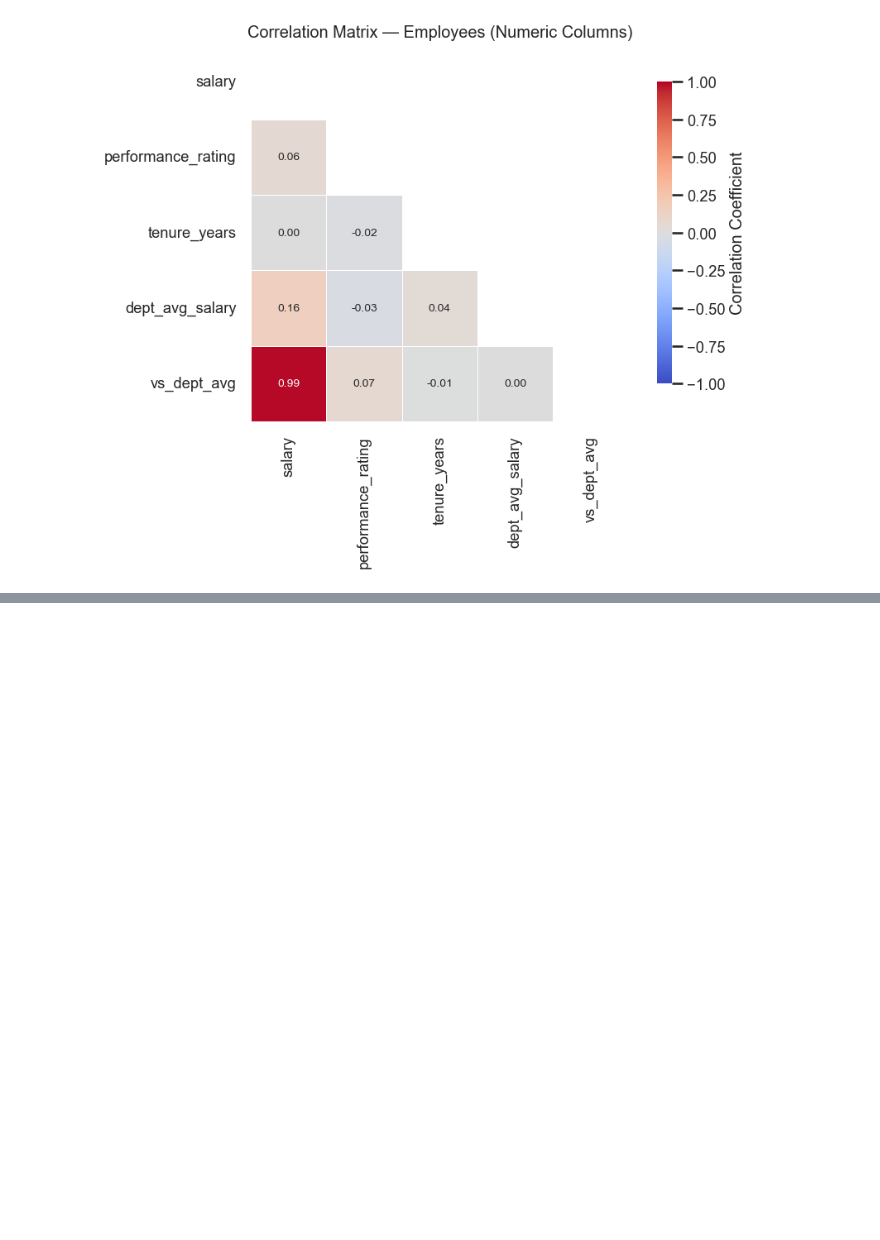
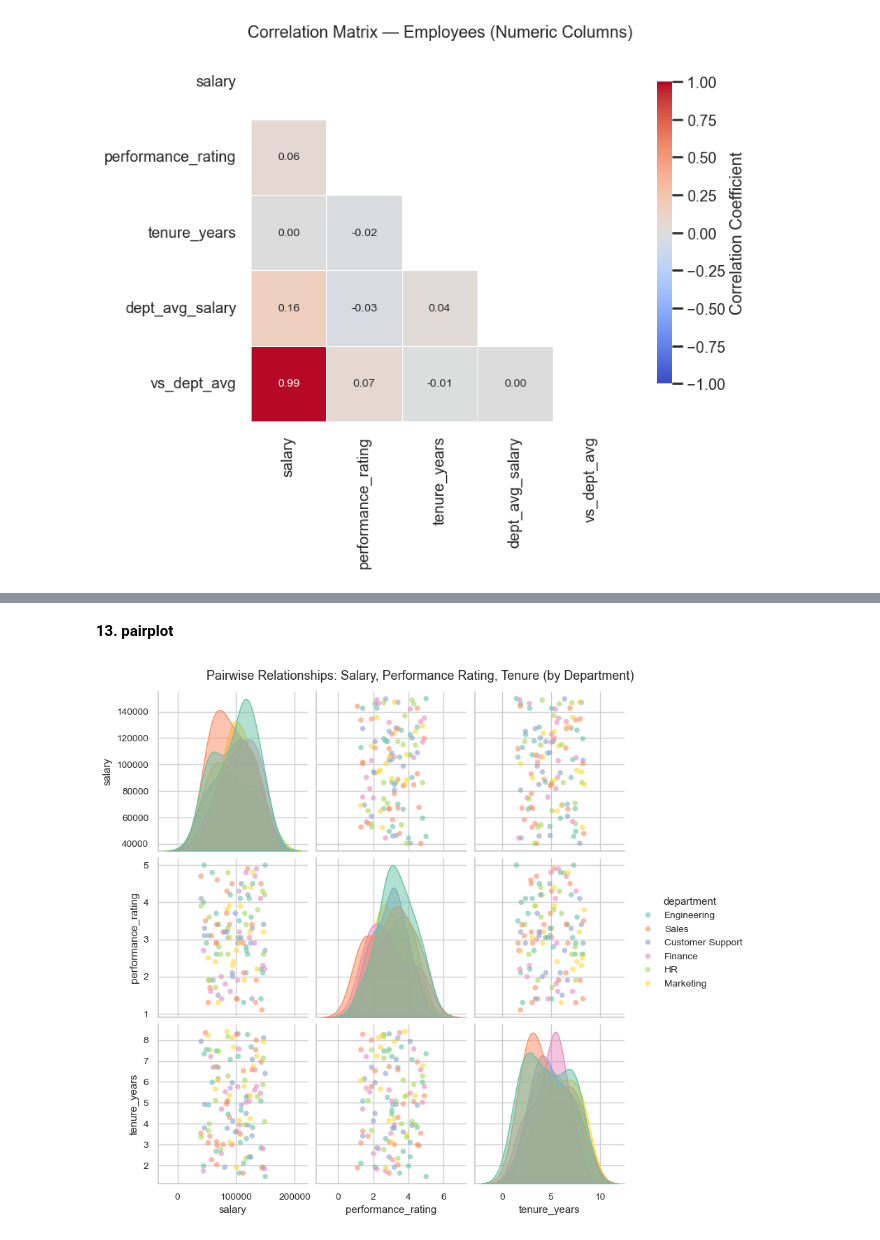
Before and after one commit to FarhanKhan1/DA_project, a Jupyter notebook: seaborn_guidline.ipynb, the cells around one changed output, grey strips where cells are left out. Cells and saved outputs as stored; diff of their text form; code cells hidden in the pictures; blank space fills up the shorter version.

```diff
--- a/seaborn_guidline.ipynb
+++ b/seaborn_guidline.ipynb
@@ -776,0 +897,40 @@ plt.show()
+# %% [markdown]
+**13. pairplot**
+# %%
+import pandas as pd
+import seaborn as sns
+import matplotlib.pyplot as plt
+
+# Step 1: Load the Employees sheet
+df = pd.read_excel("TechCorp_Cleaned.xlsx", sheet_name="Employees")
+
+# Step 2: Global theme/context
+sns.set_theme(style="whitegrid")
+sns.set_context("notebook", font_scale=0.9)  # "notebook" (not "talk") keeps the many
+                                               # small subplots from feeling cramped
+
+# Step 3: Draw the pairplot
+# We EXPLICITLY choose vars here — leaving this out would also try to plot
+# employee_id and manager_id, which are meaningless as measurements (Topic 32 lesson applies again)
+g = sns.pairplot(
+    data=df,
+    vars=["salary", "performance_rating", "tenure_years"],  # the 3 real numeric measurements
+    hue="department",             # color every point/curve by department (6 groups)
+    hue_order=df["department"].value_counts().index,  # legend ordered by headcount
+    palette="Set2",
+    kind="scatter",                # off-diagonal cells: raw scatter points
+    diag_kind="kde",                 # diagonal cells: smoothed distribution curve per department
+    corner=False,                      # only draw the lower triangle — skip the redundant mirror half
+    height=2.6,                        # each small subplot ~2.6 inches tall
+    aspect=1,                           # square subplots
+    plot_kws={"alpha": 0.6, "s": 30, "edgecolor": "none"},  # style the scatter points
+    diag_kws={"fill": True, "alpha": 0.5}                     # style the diagonal KDE curves
+)
+
+# Step 4: pairplot returns a PairGrid object (g), NOT a plain axes —
+# titling/labeling works differently than a single plot
+g.fig.suptitle("Pairwise Relationships: Salary, Performance Rating, Tenure (by Department)", y=1.02)
+
+plt.show()
+# %% [output]
+[figure, added]
```
Also changed, not shown: parts of 10 cells of this notebook.
